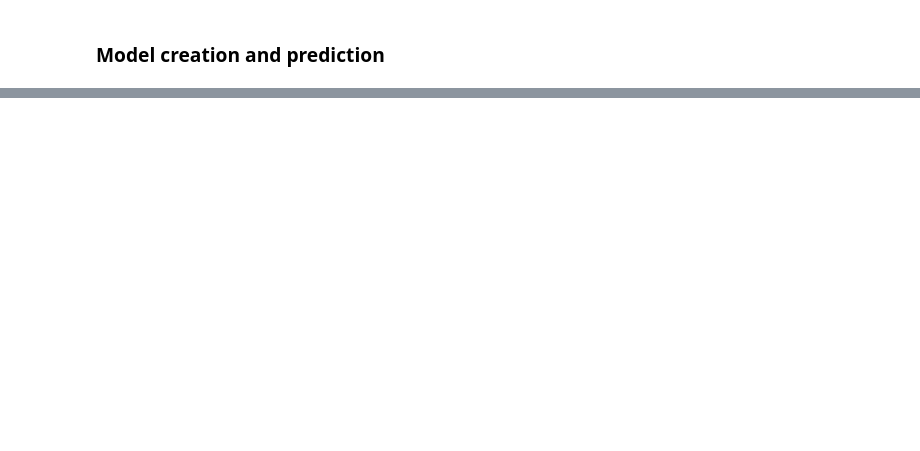
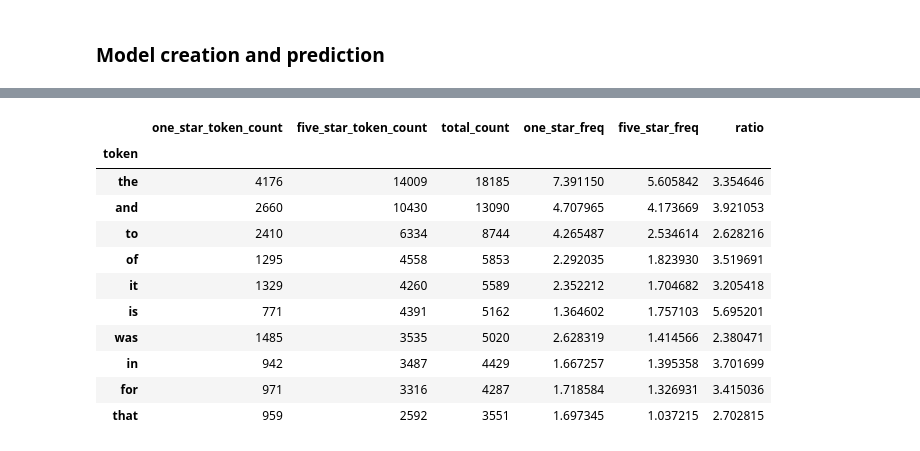
Before and after one commit to chrisdaly/Yelp-Analysis, a Jupyter notebook: notebooks/Yelp analysis.ipynb, the cells around one changed output, grey strips where cells are left out. Cells and saved outputs as stored; diff of their text form; code cells hidden in the pictures; blank space fills up the shorter version.

```diff
--- a/Untitled.ipynb
+++ b/notebooks/Yelp analysis.ipynb
@@ -236,0 +308,4 @@ Name: stars, dtype: int64
+# %%
+# calculate the ratio of five-star to one-star for each token
+#df['ratio'] = df.five_star_token_count / df.one_star_token_count
+df_tokens['ratio'] = df_tokens.five_star_token_count / df_tokens.one_star_token_count
@@ -236,0 +364,16 @@ Name: stars, dtype: int64
+# %%
+# Sort the DataFrame by five_star_ratio (ascending order), and examine the first 10 rows
+df_tokens.sort('total_count', ascending=False).head(10)
+# %% [output]
+|  | one_star_token_count | five_star_token_count | total_count | one_star_freq | five_star_freq | ratio |
+| token |  |  |  |  |  |  |
+| the | 4176 | 14009 | 18185 | 7.391150 | 5.605842 | 3.354646 |
+| and | 2660 | 10430 | 13090 | 4.707965 | 4.173669 | 3.921053 |
+| to | 2410 | 6334 | 8744 | 4.265487 | 2.534614 | 2.628216 |
+| of | 1295 | 4558 | 5853 | 2.292035 | 1.823930 | 3.519691 |
+| it | 1329 | 4260 | 5589 | 2.352212 | 1.704682 | 3.205418 |
+| is | 771 | 4391 | 5162 | 1.364602 | 1.757103 | 5.695201 |
+| was | 1485 | 3535 | 5020 | 2.628319 | 1.414566 | 2.380471 |
+| in | 942 | 3487 | 4429 | 1.667257 | 1.395358 | 3.701699 |
+| for | 971 | 3316 | 4287 | 1.718584 | 1.326931 | 3.415036 |
+| that | 959 | 2592 | 3551 | 1.697345 | 1.037215 | 2.702815 |
```
Also changed, not shown: parts of 59 cells of this notebook, 5 other files.
